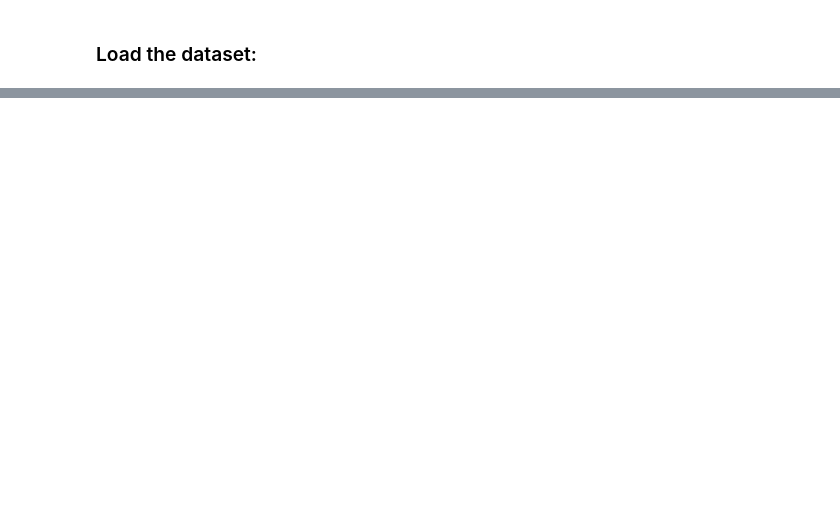
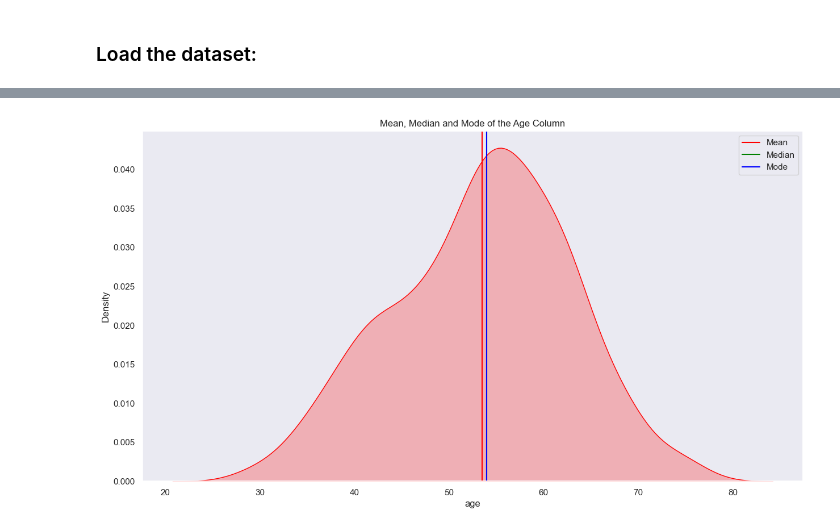
Before and after one commit to faizan-yousaf/CardioCare-AI-, a Jupyter notebook: Muhammad_Faizan_BootCamp_2_MachineLearning.ipynb, the cells around one changed output, grey strips where cells are left out. Saved outputs shown, nothing was run; the diff lists cells and outputs as text; code cells hidden in the pictures; blank space fills up the shorter version.

```diff
--- a/Muhammad_Faizan_BootCamp_2_MachineLearning.ipynb
+++ b/Muhammad_Faizan_BootCamp_2_MachineLearning.ipynb
@@ -187,0 +344,13 @@ Explore each column
+# %%
+# plot the mean, median and mode of the age column using seaborn:
+
+plt.figure(figsize=(15, 8))
+sns.kdeplot(df['age'], color='red', fill=True)
+plt.axvline(df['age'].mean(), color='red', label='Mean')
+plt.axvline(df['age'].median(), color='green', label='Median')
+plt.axvline(df['age'].mode()[0], color='blue', label='Mode')
+plt.legend()
+plt.title("Mean, Median and Mode of the Age Column")
+plt.show()
+# %% [output]
+[figure, added]
```
Also changed, not shown: parts of 163 cells of this notebook.
